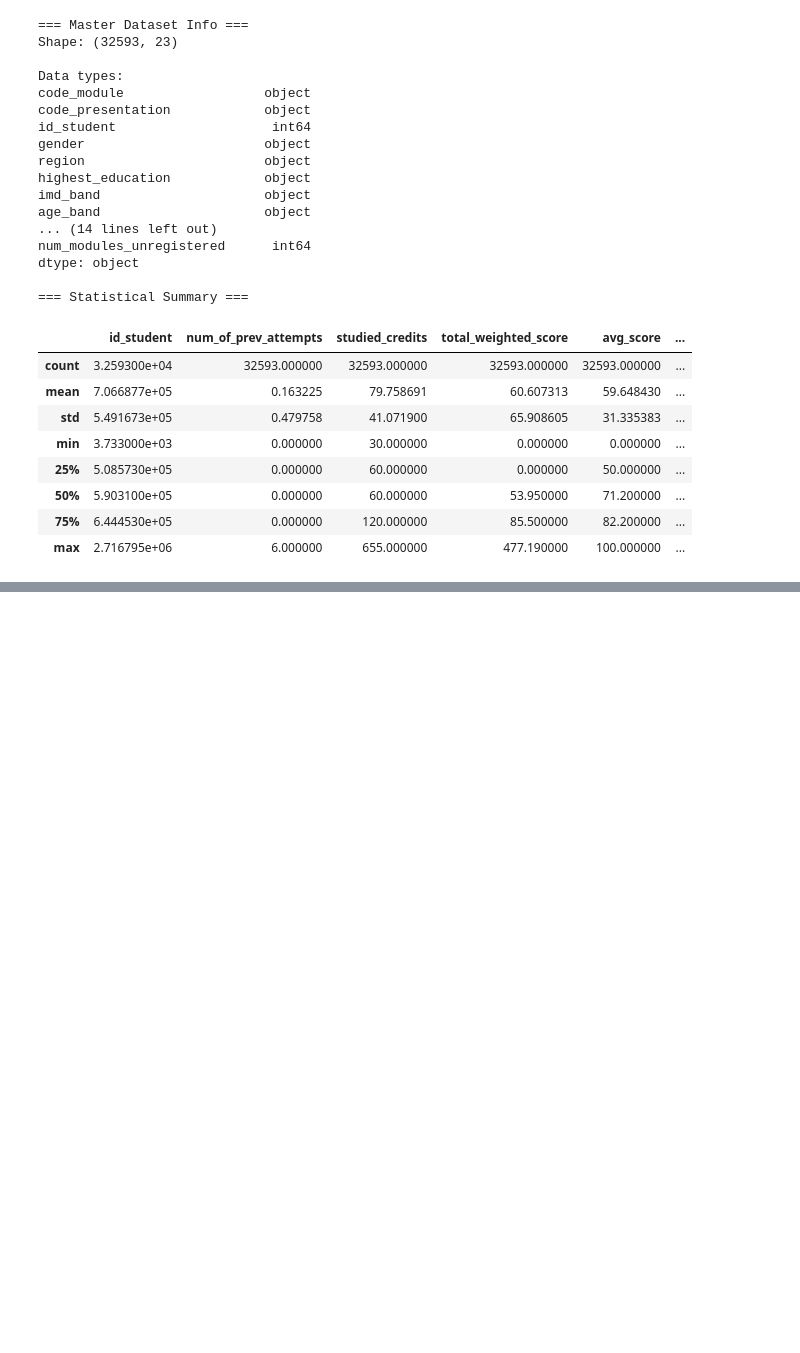
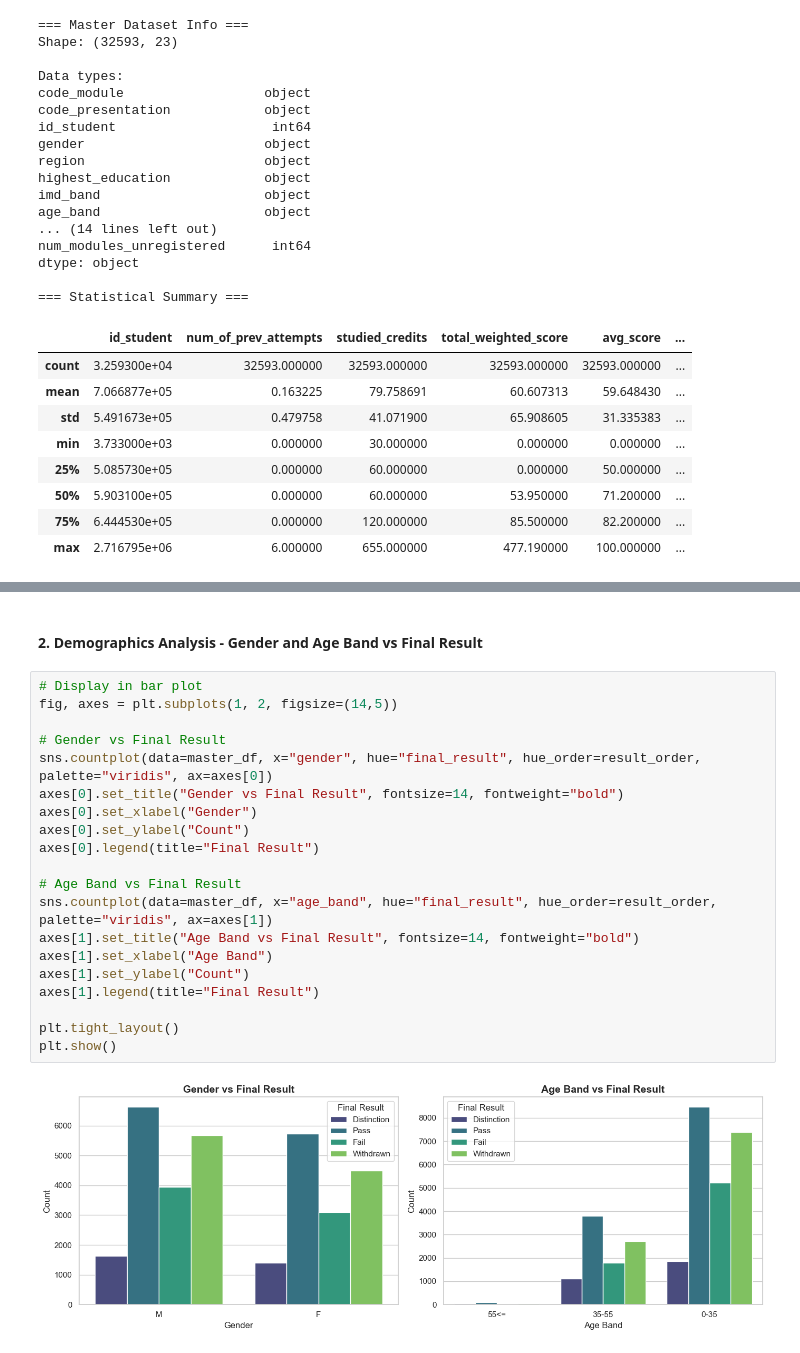
Before and after one commit to SDPcodes/student-performance-analytics, a Jupyter notebook: analytics_notebook.ipynb, the cells around one changed output, grey strips where cells are left out. Drawn from its saved outputs; the diff is of its cells as text; blank space fills up the shorter version.

```diff
--- a/analytics_notebook.ipynb
+++ b/analytics_notebook.ipynb
@@ -399,0 +454,24 @@ dtype: object
+# %% [markdown]
+#### 2. Demographics Analysis - Gender and Age Band vs Final Result
+# %%
+# Display in bar plot
+fig, axes = plt.subplots(1, 2, figsize=(14,5))
+
+# Gender vs Final Result
+sns.countplot(data=master_df, x="gender", hue="final_result", hue_order=result_order, palette="viridis", ax=axes[0])
+axes[0].set_title("Gender vs Final Result", fontsize=14, fontweight="bold")
+axes[0].set_xlabel("Gender")
+axes[0].set_ylabel("Count")
+axes[0].legend(title="Final Result")
+
+# Age Band vs Final Result
+sns.countplot(data=master_df, x="age_band", hue="final_result", hue_order=result_order, palette="viridis", ax=axes[1])
+axes[1].set_title("Age Band vs Final Result", fontsize=14, fontweight="bold")
+axes[1].set_xlabel("Age Band")
+axes[1].set_ylabel("Count")
+axes[1].legend(title="Final Result")
+
+plt.tight_layout()
+plt.show()
+# %% [output]
+[figure, added]
```
Also changed, not shown: parts of 16 cells of this notebook.
